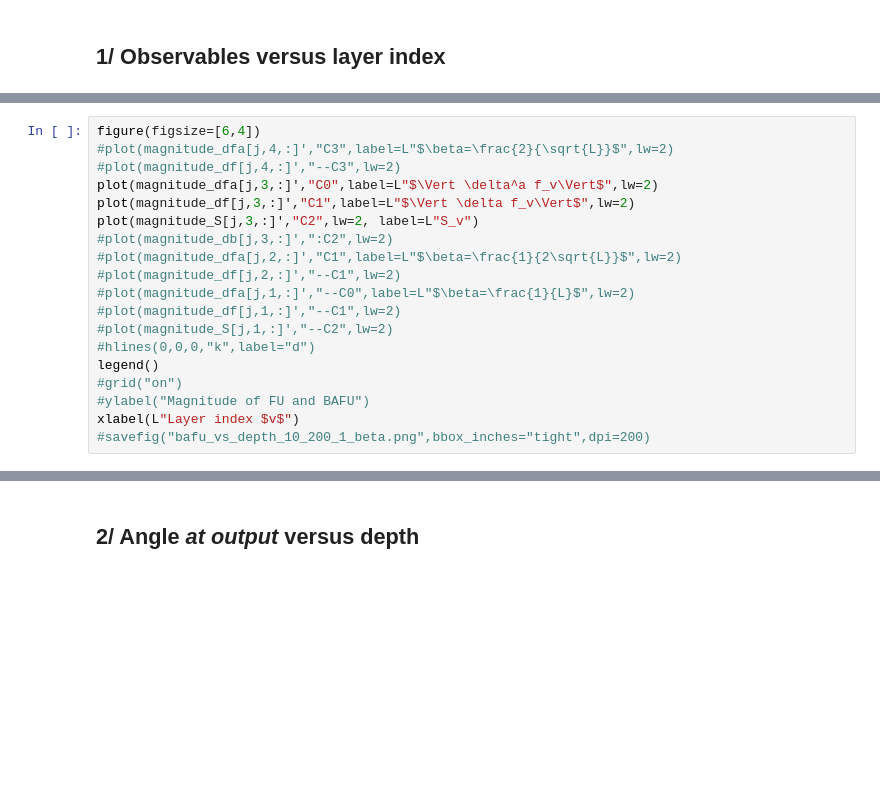
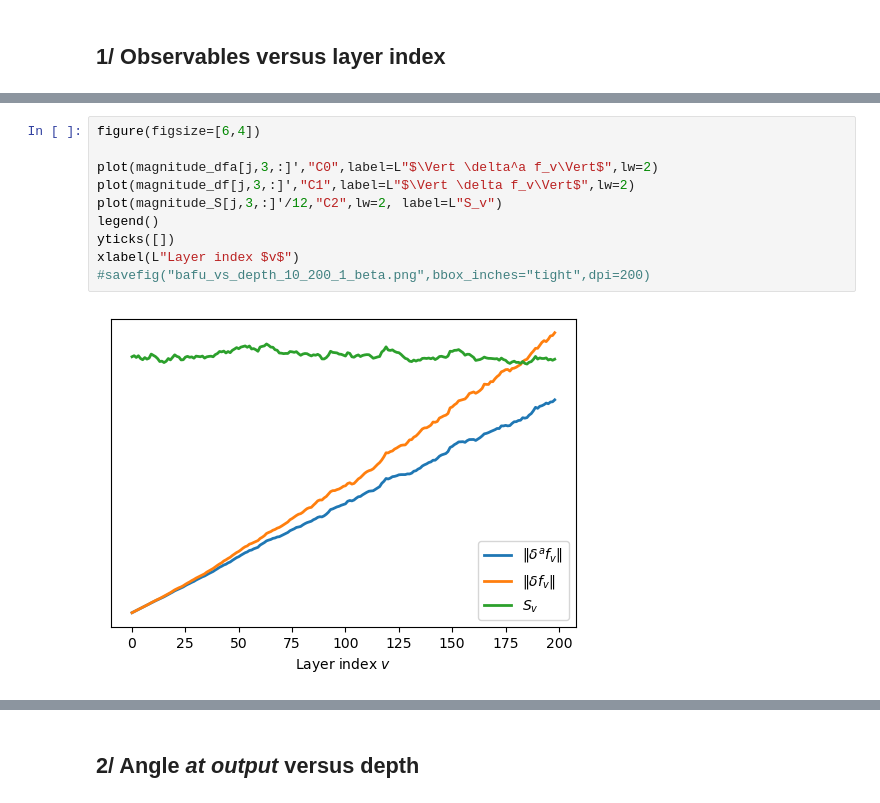
Before and after one commit to lchizat/2023-BAFU, a Jupyter notebook: FSCA-experiments.ipynb, the cells around one changed output, grey strips where cells are left out. Drawn from its saved outputs; the diff is of its cells as text; blank space fills up the shorter version.

```diff
--- a/FSCA-experiments.ipynb
+++ b/FSCA-experiments.ipynb
@@ -130,22 +138,15 @@ legend()
 # %%
 figure(figsize=[6,4])
-#plot(magnitude_dfa[j,4,:]',"C3",label=L"$\beta=\frac{2}{\sqrt{L}}$",lw=2)
-#plot(magnitude_df[j,4,:]',"--C3",lw=2)
+
 plot(magnitude_dfa[j,3,:]',"C0",label=L"$\Vert \delta^a f_v\Vert$",lw=2)
 plot(magnitude_df[j,3,:]',"C1",label=L"$\Vert \delta f_v\Vert$",lw=2)
-plot(magnitude_S[j,3,:]',"C2",lw=2, label=L"S_v")
-#plot(magnitude_db[j,3,:]',":C2",lw=2)
-#plot(magnitude_dfa[j,2,:]',"C1",label=L"$\beta=\frac{1}{2\sqrt{L}}$",lw=2)
-#plot(magnitude_df[j,2,:]',"--C1",lw=2)
-#plot(magnitude_dfa[j,1,:]',"--C0",label=L"$\beta=\frac{1}{L}$",lw=2)
-#plot(magnitude_df[j,1,:]',"--C1",lw=2)
-#plot(magnitude_S[j,1,:]',"--C2",lw=2)
-#hlines(0,0,0,"k",label="d")
+plot(magnitude_S[j,3,:]'/12,"C2",lw=2, label=L"S_v")
 legend()
-#grid("on")
-#ylabel("Magnitude of FU and BAFU")
+yticks([])
 xlabel(L"Layer index $v$")
 #savefig("bafu_vs_depth_10_200_1_beta.png",bbox_inches="tight",dpi=200)
+# %% [output]
+[figure, added]
 # %%
 figure(figsize=[6,4])
 for k=1:1
```
Also changed, not shown: parts of 8 cells of this notebook, 5 other files.
